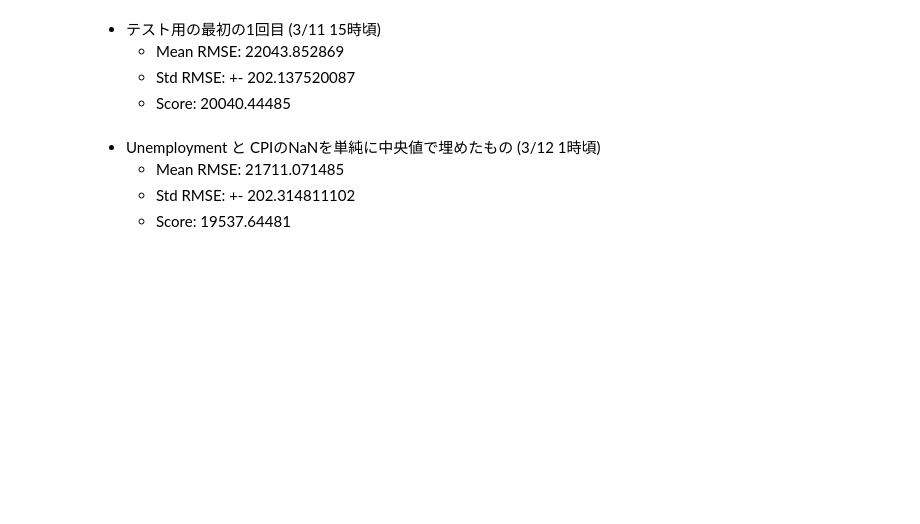
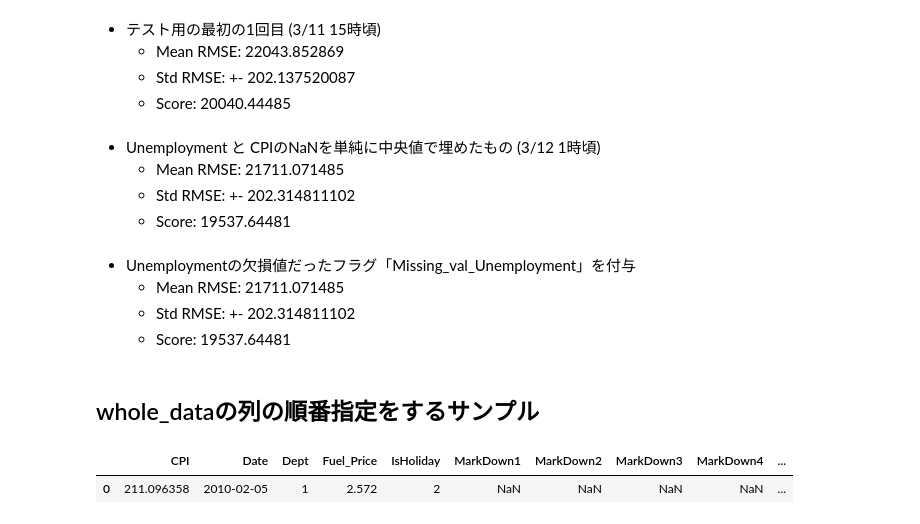
Before and after one commit to masayuki1984/Walmart_Recruiting, a Jupyter notebook: walmart/main.ipynb, the cells around one changed output. Saved outputs shown, nothing was run; the diff lists cells and outputs as text; code cells hidden in the pictures; blank space fills up the shorter version.

Commit message:
Added Missing_val_Unemployment

```diff
--- a/walmart/main.ipynb
+++ b/walmart/main.ipynb
@@ -194,3 +197,7 @@ whole_data[ (whole_data['Store'] == 1) & (whole_data['Date'] == '2013-05-03') ].
+# %%
+# UnemploymentとCPIのNaNのレコードにそれぞれMissing_val_UnemploymentとMissing_val_CPI列を作成する
+whole_data['Missing_val_Unemployment'] = 1.0
+whole_data['Missing_val_Unemployment'] = whole_data['Missing_val_Unemployment'].mask(pd.isnull(whole_data['Unemployment']), 2)
 # %%
 # UnemploymentのNaNを中央値に変換する
 unemployment_median = whole_data['Unemployment'].median()
@@ -317,3 +326,15 @@ submission.to_csv("submission_1.csv", index=False)
     - Mean RMSE: 21711.071485
     - Std RMSE: +- 202.314811102
     - Score: 19537.64481
+# %% [markdown]
+- Unemploymentの欠損値だったフラグ「Missing_val_Unemployment」を付与
+    - Mean RMSE: 21711.071485
+    - Std RMSE: +- 202.314811102
+    - Score: 19537.64481
+# %% [markdown]
+## whole_dataの列の順番指定をするサンプル
+# %%
+whole_data.head(1)
+# %% [output]
+|  | CPI | Date | Dept | Fuel_Price | IsHoliday | MarkDown1 | MarkDown2 | MarkDown3 | MarkDown4 | ... |
+| 0 | 211.096358 | 2010-02-05 | 1 | 2.572 | 2 | NaN | NaN | NaN | NaN | ... |
```
Also changed, not shown: parts of 8 cells of this notebook.
